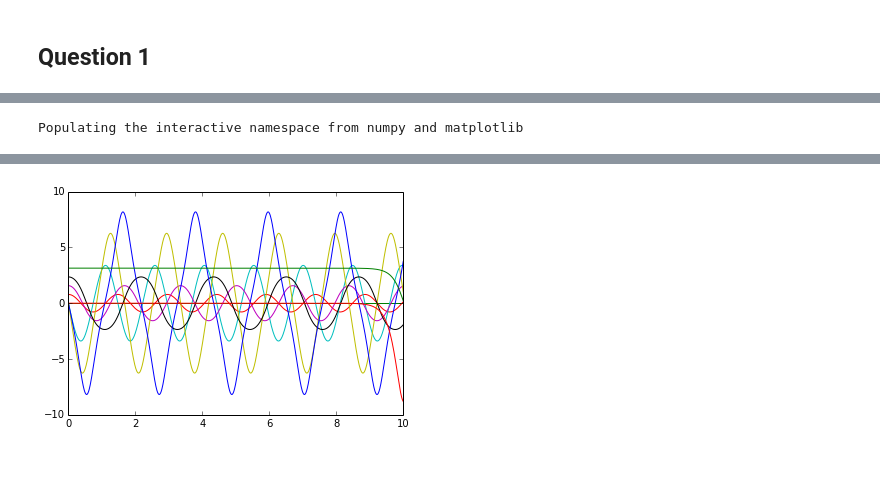
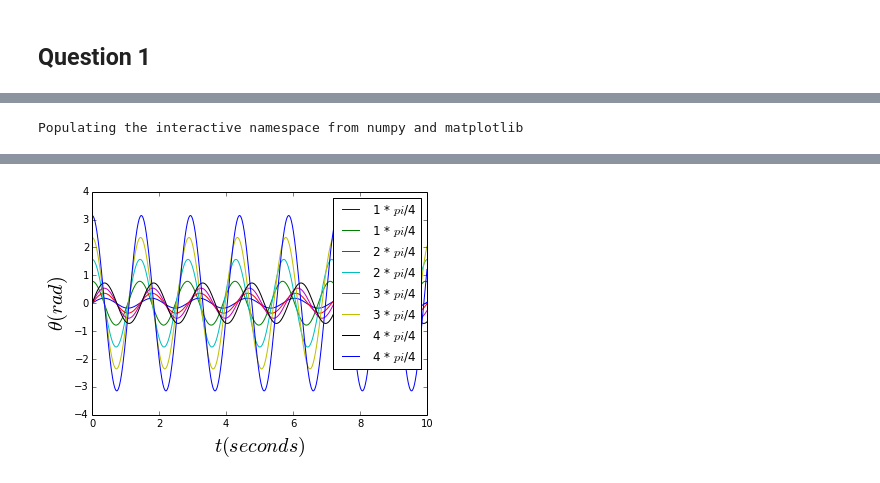
Before and after one commit to sfunkhou/PHYS202-S14, a Jupyter notebook: SciPy/ODEExercises.ipynb, the cells around one changed output, grey strips where cells are left out. Saved outputs shown, nothing was run; the diff lists cells and outputs as text; code cells hidden in the pictures.

```diff
--- a/SciPy/ODEExercises.ipynb
+++ b/SciPy/ODEExercises.ipynb
@@ -10,6 +11,7 @@ For this question refer to the solutions for the simple pendulum we got using sc
 import numpy as np
 import matplotlib.pyplot as plt
 from scipy.integrate import odeint
+from IPython.html.widgets import interact, interactive
 
 #simple pendulum ODE's and conditions
 def deriv(theta_current,t):  # return derivatives of the array theta
@@ -21,13 +23,17 @@ def deriv(theta_current,t):  # return derivatives of the array theta
     domega = -(g/ell)*np.sin(theta)
     return np.array([ dtheta, domega ])
 
+#def simplePendulum()
 t = np.arange(0.,10.+0.01, 0.01)
 
 omega0 = 0
 
 theta = np.pi/4
-for i in range(5):
-    theta_init = np.array([float(i*theta), omega0])
-    plt.plot(t,odeint(deriv,theta_init,t))#, label = i/4, "*" r'$t\theta (rad)$')
+for i in range(1,5):
+    theta_init = np.array([omega0,float(i*theta)])
+    plt.plot(t,odeint(deriv,theta_init,t), label = "%s * %s/4" % (i, r'$pi$'))
+    plt.legend()
+    plt.xlabel(r'$t (seconds)$',fontsize=20)
+    plt.ylabel(r'$\theta (rad)$',fontsize=20)
 # %% [output]
 Populating the interactive namespace from numpy and matplotlib
@@ -34 +42 @@ Populating the interactive namespace from numpy and matplotlib
-[figure, old version]
+[figure, new version]
```
Also changed, not shown: parts of 1 cell of this notebook, 2 other files.
